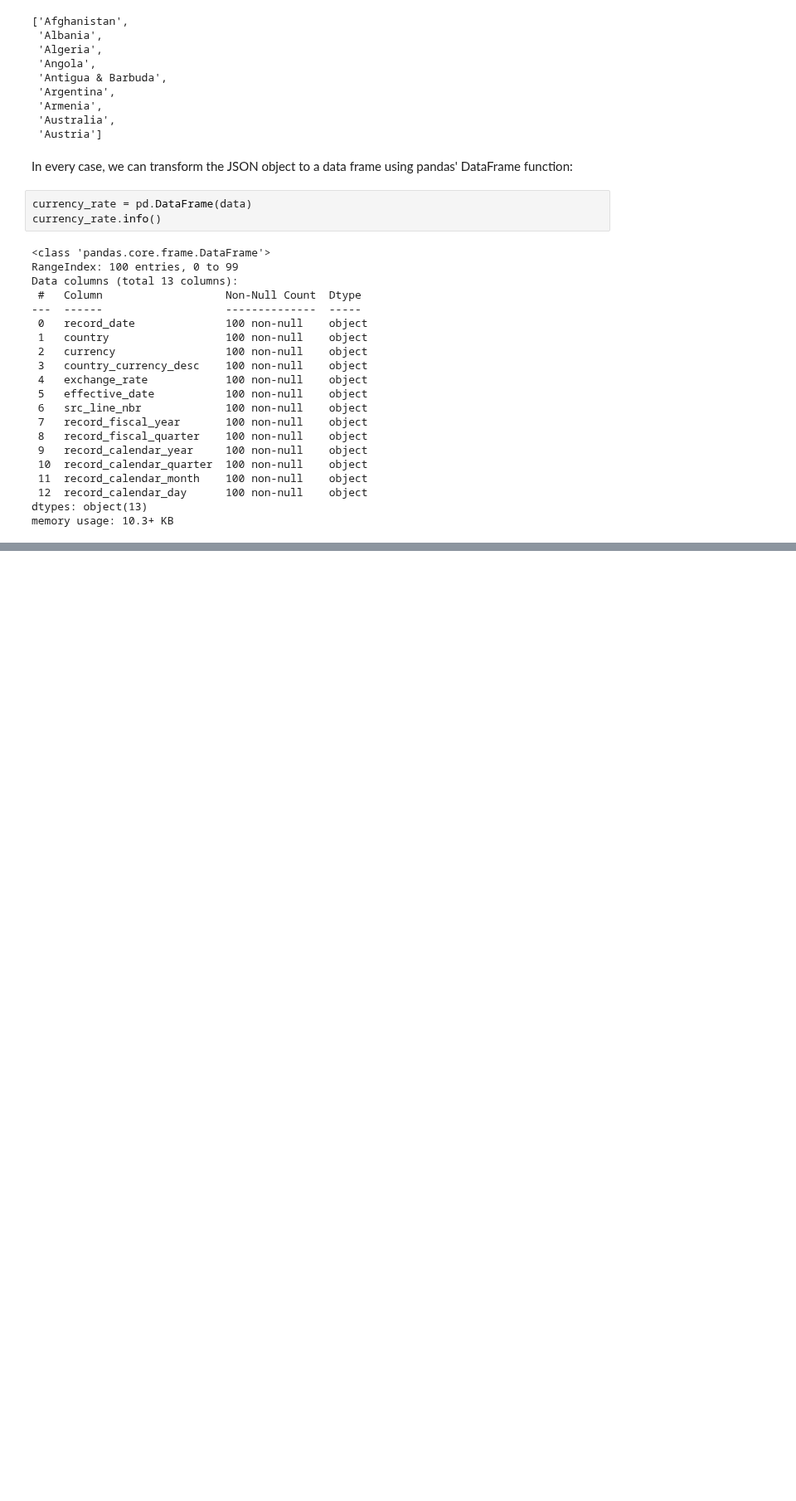
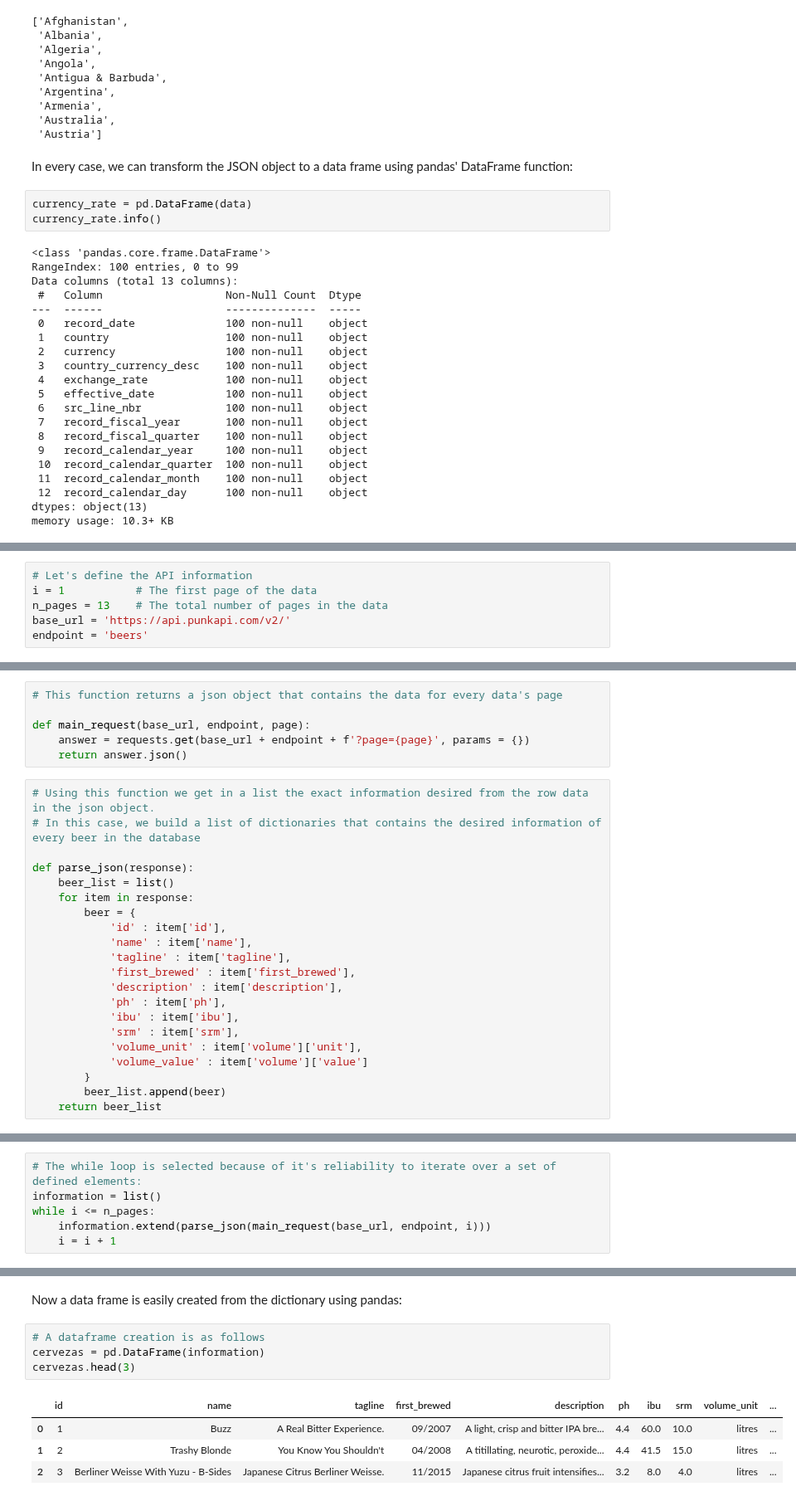
Before and after one commit to bizzaccelerator/Data-Science-Study-Notes, a Jupyter notebook: 5. Accesing data from files and APIs.ipynb, the cells around one changed output, grey strips where cells are left out. Shown at 83% size. Drawn from its saved outputs; the diff is of its cells as text; blank space fills up the shorter version.

```diff
--- a/5. Accesing data from files and APIs.ipynb
+++ b/5. Accesing data from files and APIs.ipynb
@@ -406,0 +417,6 @@ Care must be taken when extracting data from APIs. Any API is singular by itself
+# %%
+# Let's define the API information
+i = 1           # The first page of the data
+n_pages = 13    # The total number of pages in the data
+base_url = 'https://api.punkapi.com/v2/'
+endpoint = 'beers'
@@ -406,0 +425,27 @@ Care must be taken when extracting data from APIs. Any API is singular by itself
+# %%
+# This function returns a json object that contains the data for every data's page
+
+def main_request(base_url, endpoint, page):
+    answer = requests.get(base_url + endpoint + f'?page={page}', params = {})
+    return answer.json()
+# %%
+# Using this function we get in a list the exact information desired from the row data in the json object.
+# In this case, we build a list of dictionaries that contains the desired information of every beer in the database
+
+def parse_json(response):
+    beer_list = list()
+    for item in response:
+        beer = {
+            'id' : item['id'],
+            'name' : item['name'],
+            'tagline' : item['tagline'],
+            'first_brewed' : item['first_brewed'],
+            'description' : item['description'],
+            'ph' : item['ph'],
+            'ibu' : item['ibu'],
+            'srm' : item['srm'],
+            'volume_unit' : item['volume']['unit'],
+            'volume_value' : item['volume']['value']
+        }
+        beer_list.append(beer)
+    return beer_list
@@ -406,0 +454,6 @@ Care must be taken when extracting data from APIs. Any API is singular by itself
+# %%
+# The while loop is selected because of it's reliability to iterate over a set of defined elements:
+information = list()
+while i <= n_pages:
+    information.extend(parse_json(main_request(base_url, endpoint, i)))
+    i = i + 1
@@ -406,0 +480,11 @@ Care must be taken when extracting data from APIs. Any API is singular by itself
+# %% [markdown]
+Now a data frame is easily created from the dictionary using pandas:
+# %%
+# A dataframe creation is as follows
+cervezas = pd.DataFrame(information)
+cervezas.head(3)
+# %% [output]
+|  | id | name | tagline | first_brewed | description | ph | ibu | srm | volume_unit | ... |
+| 0 | 1 | Buzz | A Real Bitter Experience. | 09/2007 | A light, crisp and bitter IPA bre... | 4.4 | 60.0 | 10.0 | litres | ... |
+| 1 | 2 | Trashy Blonde | You Know You Shouldn't | 04/2008 | A titillating, neurotic, peroxide... | 4.4 | 41.5 | 15.0 | litres | ... |
+| 2 | 3 | Berliner Weisse With Yuzu - B-Sides | Japanese Citrus Berliner Weisse. | 11/2015 | Japanese citrus fruit intensifies... | 3.2 | 8.0 | 4.0 | litres | ... |
```
Also changed, not shown: parts of 10 cells of this notebook.
